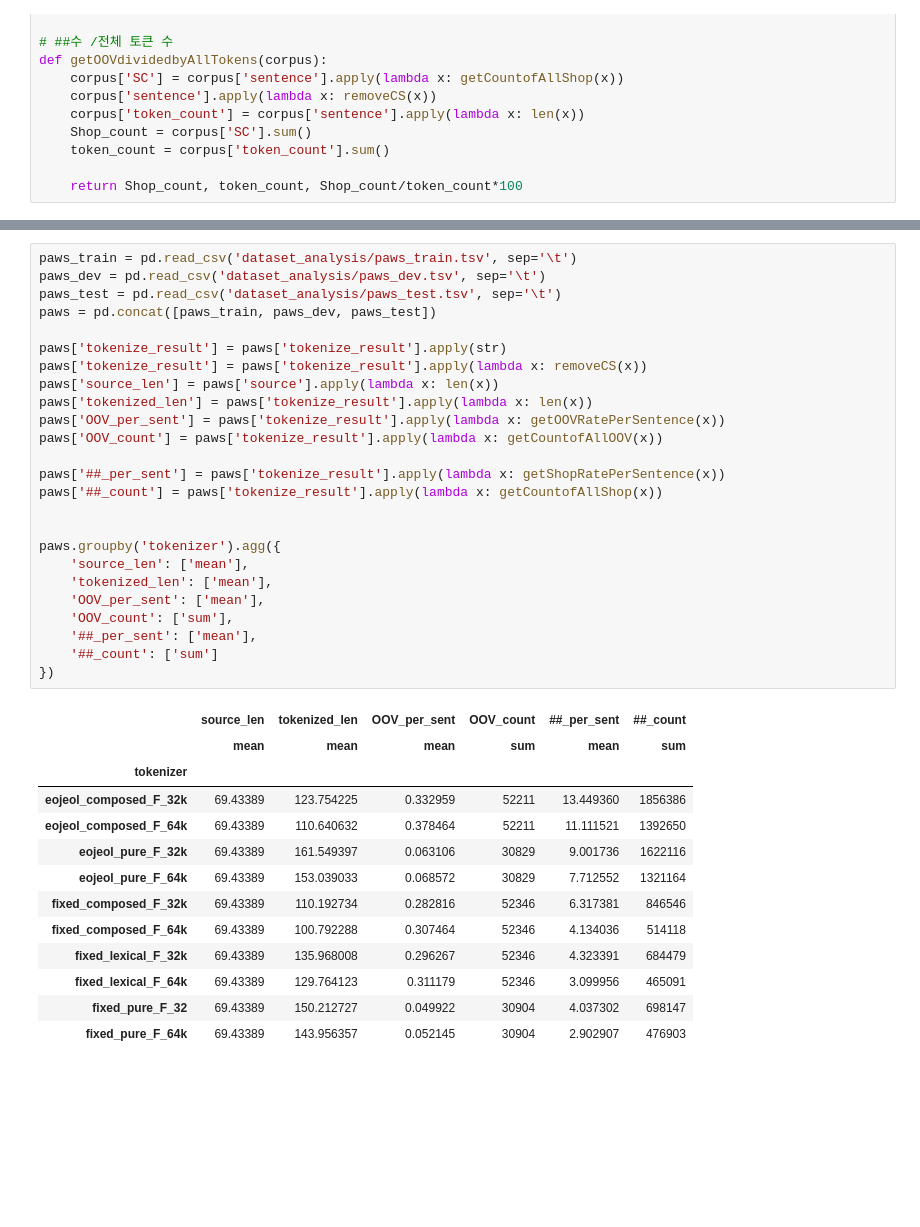
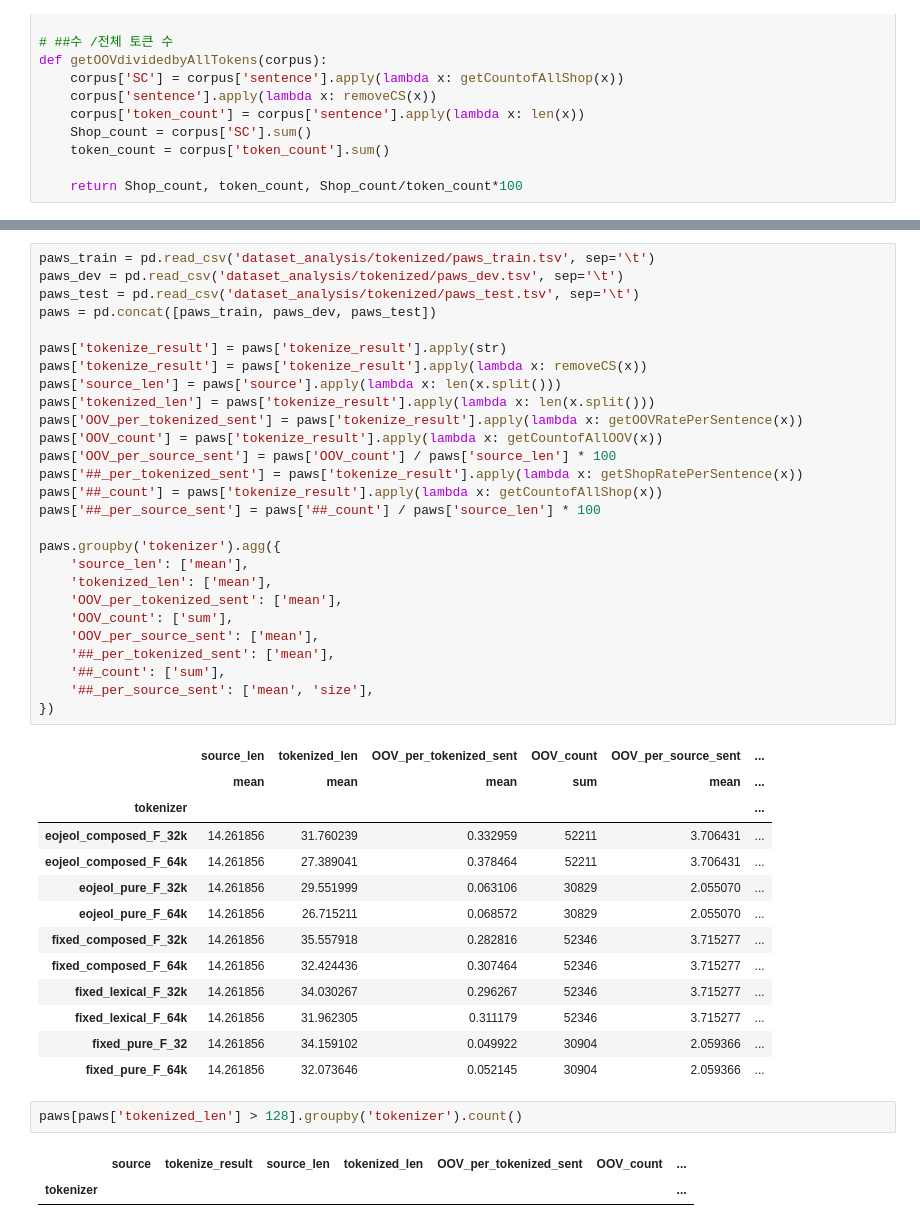
Before and after one commit to taeheejeon22/MorphSubDecomp-Korean, a Jupyter notebook: dataset_analysis/oov_analysis.ipynb, the cells around one changed output, grey strips where cells are left out. Saved outputs shown, nothing was run; the diff lists cells and outputs as text; blank space fills up the shorter version.

```diff
--- a/dataset_analysis/oov_analysis.ipynb
+++ b/dataset_analysis/oov_analysis.ipynb
@@ -642,40 +660,47 @@ nsmc.groupby('tokenizer').agg({
 # %%
-paws_train = pd.read_csv('dataset_analysis/paws_train.tsv', sep='\t')
-paws_dev = pd.read_csv('dataset_analysis/paws_dev.tsv', sep='\t')
-paws_test = pd.read_csv('dataset_analysis/paws_test.tsv', sep='\t')
+paws_train = pd.read_csv('dataset_analysis/tokenized/paws_train.tsv', sep='\t')
+paws_dev = pd.read_csv('dataset_analysis/tokenized/paws_dev.tsv', sep='\t')
+paws_test = pd.read_csv('dataset_analysis/tokenized/paws_test.tsv', sep='\t')
 paws = pd.concat([paws_train, paws_dev, paws_test])
 
 paws['tokenize_result'] = paws['tokenize_result'].apply(str)
 paws['tokenize_result'] = paws['tokenize_result'].apply(lambda x: removeCS(x))
-paws['source_len'] = paws['source'].apply(lambda x: len(x))
-paws['tokenized_len'] = paws['tokenize_result'].apply(lambda x: len(x))
-paws['OOV_per_sent'] = paws['tokenize_result'].apply(lambda x: getOOVRatePerSentence(x))
+paws['source_len'] = paws['source'].apply(lambda x: len(x.split()))
+paws['tokenized_len'] = paws['tokenize_result'].apply(lambda x: len(x.split()))
+paws['OOV_per_tokenized_sent'] = paws['tokenize_result'].apply(lambda x: getOOVRatePerSentence(x))
 paws['OOV_count'] = paws['tokenize_result'].apply(lambda x: getCountofAllOOV(x))
-
-paws['##_per_sent'] = paws['tokenize_result'].apply(lambda x: getShopRatePerSentence(x))
+paws['OOV_per_source_sent'] = paws['OOV_count'] / paws['source_len'] * 100
+paws['##_per_tokenized_sent'] = paws['tokenize_result'].apply(lambda x: getShopRatePerSentence(x))
 paws['##_count'] = paws['tokenize_result'].apply(lambda x: getCountofAllShop(x))
-
+paws['##_per_source_sent'] = paws['##_count'] / paws['source_len'] * 100
 
 paws.groupby('tokenizer').agg({
     'source_len': ['mean'],
     'tokenized_len': ['mean'],
-    'OOV_per_sent': ['mean'],
+    'OOV_per_tokenized_sent': ['mean'],
     'OOV_count': ['sum'],
-    '##_per_sent': ['mean'],
-    '##_count': ['sum']
+    'OOV_per_source_sent': ['mean'],
+    '##_per_tokenized_sent': ['mean'],
+    '##_count': ['sum'],
+    '##_per_source_sent': ['mean', 'size'],
 })
 # %% [output]
-|  | source_len | tokenized_len | OOV_per_sent | OOV_count | ##_per_sent | ##_count |
-|  | mean | mean | mean | sum | mean | sum |
-| tokenizer |  |  |  |  |  |  |
-| eojeol_composed_F_32k | 69.43389 | 123.754225 | 0.332959 | 52211 | 13.449360 | 1856386 |
-| eojeol_composed_F_64k | 69.43389 | 110.640632 | 0.378464 | 52211 | 11.111521 | 1392650 |
-| eojeol_pure_F_32k | 69.43389 | 161.549397 | 0.063106 | 30829 | 9.001736 | 1622116 |
-| eojeol_pure_F_64k | 69.43389 | 153.039033 | 0.068572 | 30829 | 7.712552 | 1321164 |
-| fixed_composed_F_32k | 69.43389 | 110.192734 | 0.282816 | 52346 | 6.317381 | 846546 |
-| fixed_composed_F_64k | 69.43389 | 100.792288 | 0.307464 | 52346 | 4.134036 | 514118 |
-| fixed_lexical_F_32k | 69.43389 | 135.968008 | 0.296267 | 52346 | 4.323391 | 684479 |
-| fixed_lexical_F_64k | 69.43389 | 129.764123 | 0.311179 | 52346 | 3.099956 | 465091 |
-| fixed_pure_F_32 | 69.43389 | 150.212727 | 0.049922 | 30904 | 4.037302 | 698147 |
-| fixed_pure_F_64k | 69.43389 | 143.956357 | 0.052145 | 30904 | 2.902907 | 476903 |
+|  | source_len | tokenized_len | OOV_per_tokenized_sent | OOV_count | OOV_per_source_sent | ... |
+|  | mean | mean | mean | sum | mean | ... |
+| tokenizer |  |  |  |  |  | ... |
+| eojeol_composed_F_32k | 14.261856 | 31.760239 | 0.332959 | 52211 | 3.706431 | ... |
+| eojeol_composed_F_64k | 14.261856 | 27.389041 | 0.378464 | 52211 | 3.706431 | ... |
+| eojeol_pure_F_32k | 14.261856 | 29.551999 | 0.063106 | 30829 | 2.055070 | ... |
+| eojeol_pure_F_64k | 14.261856 | 26.715211 | 0.068572 | 30829 | 2.055070 | ... |
+| fixed_composed_F_32k | 14.261856 | 35.557918 | 0.282816 | 52346 | 3.715277 | ... |
+| fixed_composed_F_64k | 14.261856 | 32.424436 | 0.307464 | 52346 | 3.715277 | ... |
+| fixed_lexical_F_32k | 14.261856 | 34.030267 | 0.296267 | 52346 | 3.715277 | ... |
+| fixed_lexical_F_64k | 14.261856 | 31.962305 | 0.311179 | 52346 | 3.715277 | ... |
+| fixed_pure_F_32 | 14.261856 | 34.159102 | 0.049922 | 30904 | 2.059366 | ... |
+| fixed_pure_F_64k | 14.261856 | 32.073646 | 0.052145 | 30904 | 2.059366 | ... |
+# %%
+paws[paws['tokenized_len'] > 128].groupby('tokenizer').count()
+# %% [output]
+|  | source | tokenize_result | source_len | tokenized_len | OOV_per_tokenized_sent | OOV_count | ... |
+| tokenizer |  |  |  |  |  |  | ... |
 # %%
```
Also changed, not shown: parts of 14 cells of this notebook.
